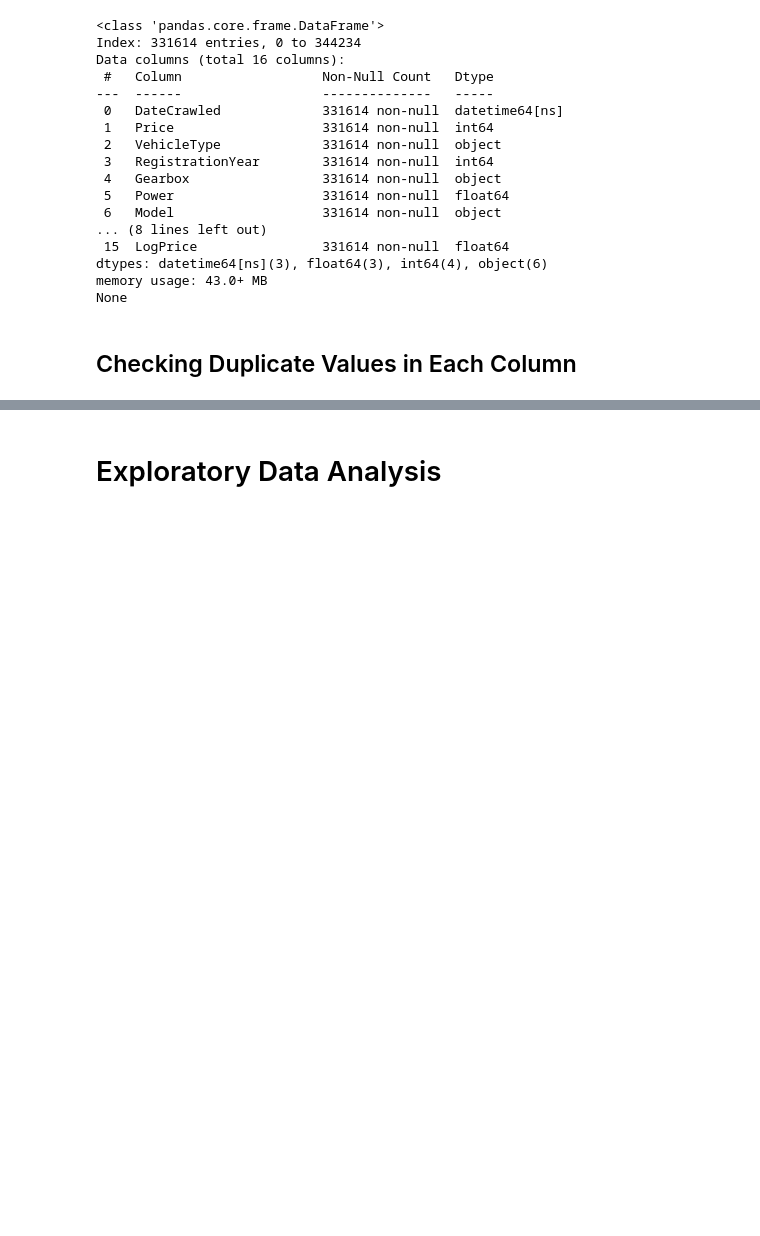
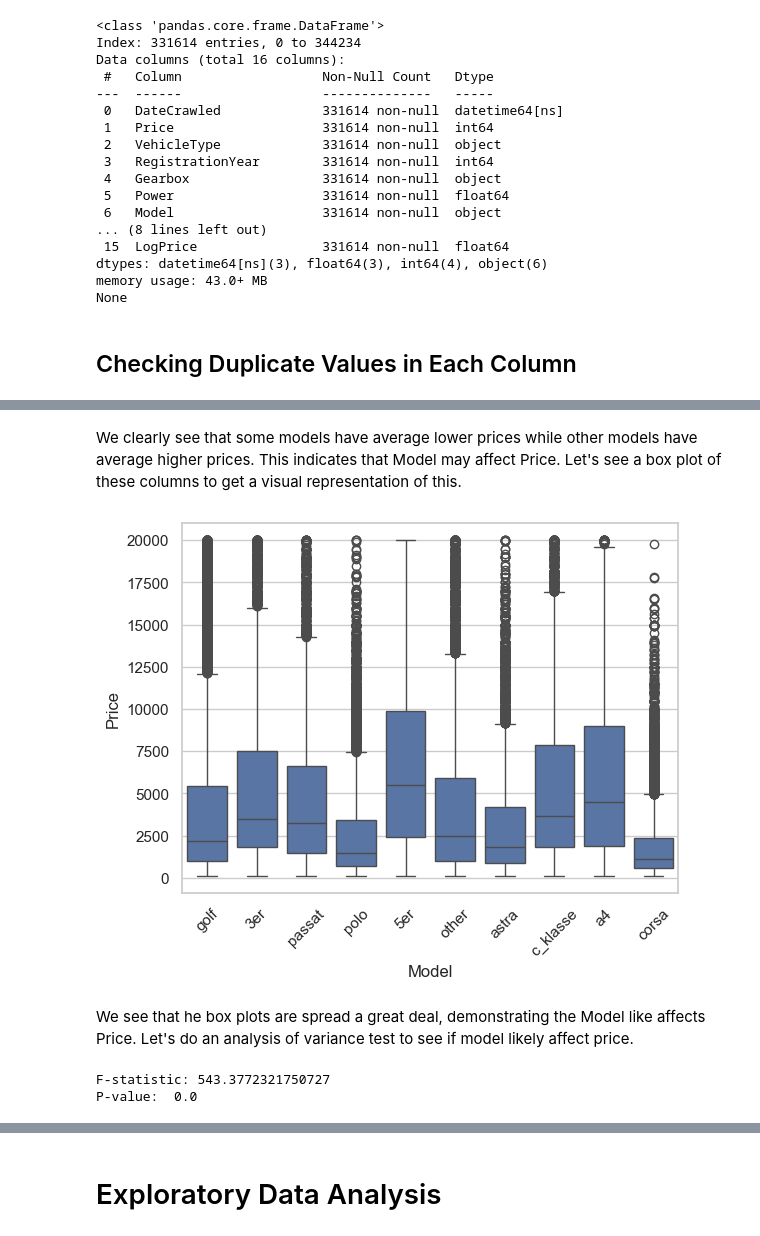
Before and after one commit to T4nT4n/sprint12, a Jupyter notebook: sprint_12_project.ipynb, the cells around one changed output, grey strips where cells are left out. Cells and saved outputs as stored; diff of their text form; code cells hidden in the pictures; blank space fills up the shorter version.

```diff
--- a/sprint_12_project.ipynb
+++ b/sprint_12_project.ipynb
@@ -838,0 +819,9 @@ Name: count, Length: 109, dtype: int64
+# %%
+#Here is the dataframe without any encoding
+unencoded_df = rusty_df.copy(deep = True)
+
+#Here is the dataframe for our linear models --> most likely linear regression only
+linear_df = rusty_df.copy(deep = True)
+
+#Here is the dataframe for our tree based models --> random forest, XGB boost, et cetera.
+tree_df = rusty_df.copy(deep=True)
@@ -838,0 +928,33 @@ Name: count, Length: 109, dtype: int64
+# %% [markdown]
+We clearly see that some models have average lower prices while other models have average higher prices. This indicates that Model may affect Price. Let's see a box plot of these columns to get a visual representation of this.
+# %%
+#Here are the top 10 most common models
+top_models = unencoded_df['Model'].value_counts().nlargest(10).index
+
+#Here is the box plot
+sns.boxplot(x='Model', y='Price', data=unencoded_df[unencoded_df['Model'].isin(top_models)])
+
+#Boxplot specifications
+plt.xticks(rotation=45)
+plt.show()
+# %% [output]
+[figure, added]
+# %% [markdown]
+We see that he box plots are spread a great deal, demonstrating the Model like affects Price. Let's do an analysis of variance test to see if model likely affect price.
+# %%
+#Here we perform an ANOVA test to check whether the mean Price differs significantly between car Models.
+
+#We need to get the prices from each Model into an array so that we can perform the ANOVA test
+prices_per_model = [subdataframe['Price'].values for name, subdataframe in unencoded_df.groupby('Model')]
+
+#Now we are going to calculate the p-value using the one-way ANOVA test
+f_stat, p_value = f_oneway(*prices_per_model)
+
+#F-statistic result
+print("F-statistic:", f_stat)
+
+#P-value result
+print("P-value: ", p_value)
+# %% [output]
+F-statistic: 543.3772321750727
+P-value:  0.0
```
Also changed, not shown: parts of 41 cells of this notebook.
